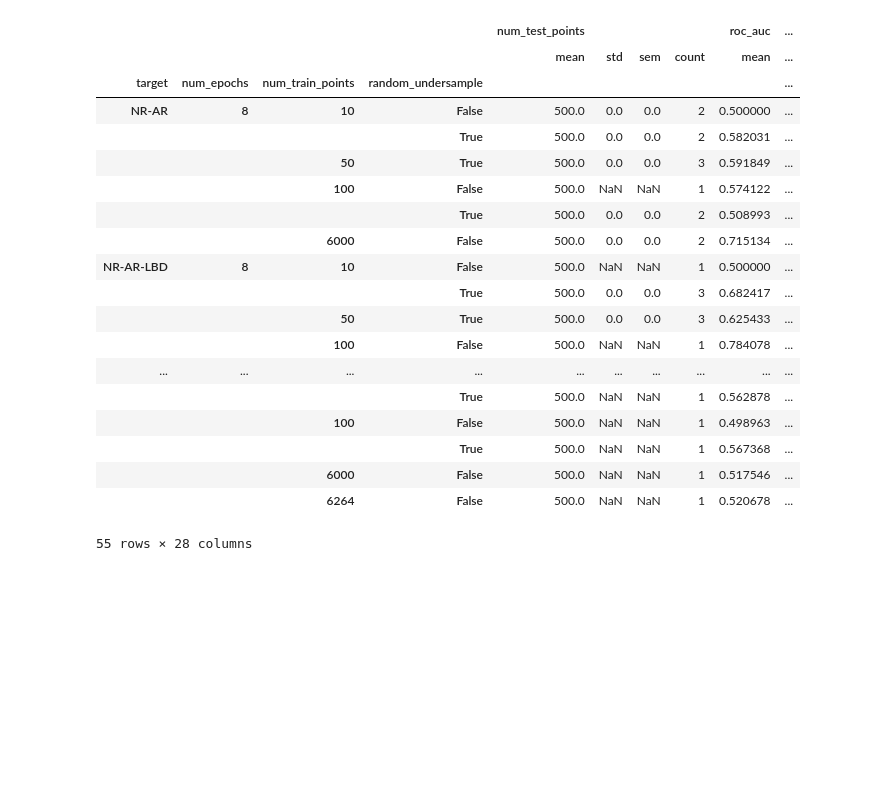
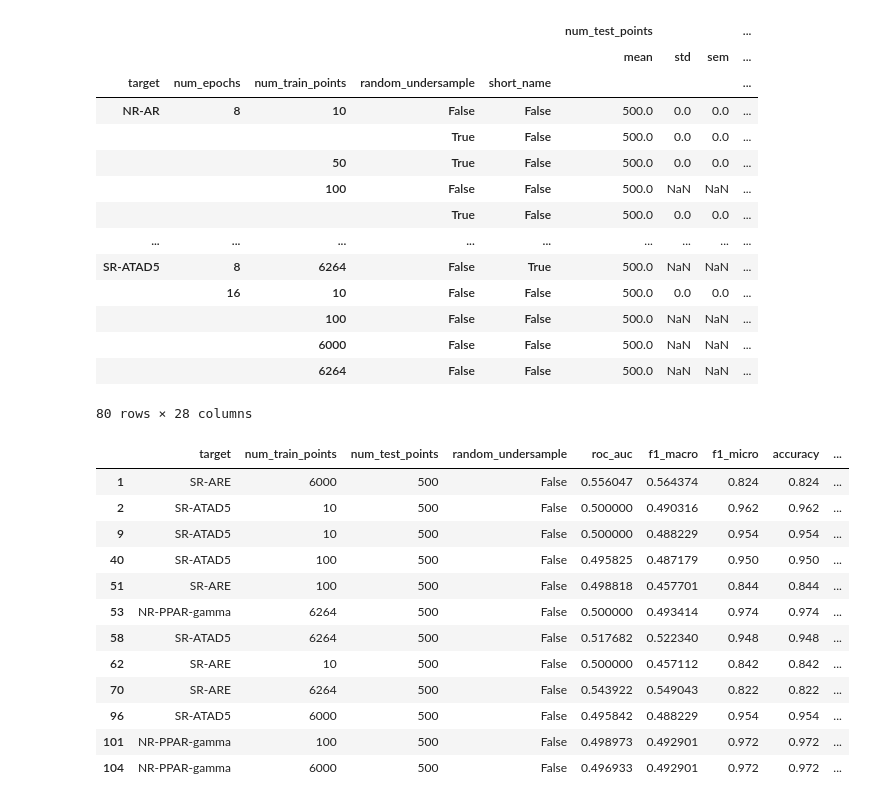
Before and after one commit to kjappelbaum/gptchem, a Jupyter notebook: experiments/03_classification/tox21/explore_results.ipynb, the cells around one changed output. Saved outputs shown, nothing was run; the diff lists cells and outputs as text; code cells hidden in the pictures; blank space fills up the shorter version.

```diff
--- a/experiments/03_classification/tox21/explore_results.ipynb
+++ b/experiments/03_classification/tox21/explore_results.ipynb
@@ -24,31 +24,45 @@ for res in all_results:
     selected_results['accuracy'] = res['accuracy']
     selected_results['acc_macro'] = res['acc_macro']
     selected_results['kappa'] = res['kappa']
-    selected_results['num_epochs'] = res['num_epochs'] if 'num_epochs' in res else 8
+    selected_results['num_epochs'] = res['n_epochs'] if 'n_epochs' in res else 8
+    selected_results['short_name'] = res['short_name'] if 'short_name' in res else False
 
     compiled_results.append(selected_results)
 # %%
 compiled_results = pd.DataFrame(compiled_results)
 # %%
-compiled_results.groupby(['target', 'num_epochs', 'num_train_points', 'random_undersample']).agg(['mean', 'std', sem, 'count'])
+compiled_results.groupby(['target', 'num_epochs', 'num_train_points', 'random_undersample', 'short_name']).agg(['mean', 'std', sem, 'count'])
 # %% [output]
-|  |  |  |  | num_test_points |  |  |  | roc_auc | ... |
-|  |  |  |  | mean | std | sem | count | mean | ... |
-| target | num_epochs | num_train_points | random_undersample |  |  |  |  |  | ... |
-| NR-AR | 8 | 10 | False | 500.0 | 0.0 | 0.0 | 2 | 0.500000 | ... |
-|  |  |  | True | 500.0 | 0.0 | 0.0 | 2 | 0.582031 | ... |
-|  |  | 50 | True | 500.0 | 0.0 | 0.0 | 3 | 0.591849 | ... |
-|  |  | 100 | False | 500.0 | NaN | NaN | 1 | 0.574122 | ... |
-|  |  |  | True | 500.0 | 0.0 | 0.0 | 2 | 0.508993 | ... |
-|  |  | 6000 | False | 500.0 | 0.0 | 0.0 | 2 | 0.715134 | ... |
-| NR-AR-LBD | 8 | 10 | False | 500.0 | NaN | NaN | 1 | 0.500000 | ... |
-|  |  |  | True | 500.0 | 0.0 | 0.0 | 3 | 0.682417 | ... |
-|  |  | 50 | True | 500.0 | 0.0 | 0.0 | 3 | 0.625433 | ... |
-|  |  | 100 | False | 500.0 | NaN | NaN | 1 | 0.784078 | ... |
-| ... | ... | ... | ... | ... | ... | ... | ... | ... | ... |
-|  |  |  | True | 500.0 | NaN | NaN | 1 | 0.562878 | ... |
-|  |  | 100 | False | 500.0 | NaN | NaN | 1 | 0.498963 | ... |
-|  |  |  | True | 500.0 | NaN | NaN | 1 | 0.567368 | ... |
-|  |  | 6000 | False | 500.0 | NaN | NaN | 1 | 0.517546 | ... |
-|  |  | 6264 | False | 500.0 | NaN | NaN | 1 | 0.520678 | ... |
+|  |  |  |  |  | num_test_points |  |  | ... |
+|  |  |  |  |  | mean | std | sem | ... |
+| target | num_epochs | num_train_points | random_undersample | short_name |  |  |  | ... |
+| NR-AR | 8 | 10 | False | False | 500.0 | 0.0 | 0.0 | ... |
+|  |  |  | True | False | 500.0 | 0.0 | 0.0 | ... |
+|  |  | 50 | True | False | 500.0 | 0.0 | 0.0 | ... |
+|  |  | 100 | False | False | 500.0 | NaN | NaN | ... |
+|  |  |  | True | False | 500.0 | 0.0 | 0.0 | ... |
+| ... | ... | ... | ... | ... | ... | ... | ... | ... |
+| SR-ATAD5 | 8 | 6264 | False | True | 500.0 | NaN | NaN | ... |
+|  | 16 | 10 | False | False | 500.0 | 0.0 | 0.0 | ... |
+|  |  | 100 | False | False | 500.0 | NaN | NaN | ... |
+|  |  | 6000 | False | False | 500.0 | NaN | NaN | ... |
+|  |  | 6264 | False | False | 500.0 | NaN | NaN | ... |
-55 rows × 28 columns
+80 rows × 28 columns
+# %%
+# 16 epoch subset
+
+compiled_results.loc[(compiled_results['num_epochs'] == 16)]
+# %% [output]
+|  | target | num_train_points | num_test_points | random_undersample | roc_auc | f1_macro | f1_micro | accuracy | ... |
+| 1 | SR-ARE | 6000 | 500 | False | 0.556047 | 0.564374 | 0.824 | 0.824 | ... |
+| 2 | SR-ATAD5 | 10 | 500 | False | 0.500000 | 0.490316 | 0.962 | 0.962 | ... |
+| 9 | SR-ATAD5 | 10 | 500 | False | 0.500000 | 0.488229 | 0.954 | 0.954 | ... |
+| 40 | SR-ATAD5 | 100 | 500 | False | 0.495825 | 0.487179 | 0.950 | 0.950 | ... |
+| 51 | SR-ARE | 100 | 500 | False | 0.498818 | 0.457701 | 0.844 | 0.844 | ... |
+| 53 | NR-PPAR-gamma | 6264 | 500 | False | 0.500000 | 0.493414 | 0.974 | 0.974 | ... |
+| 58 | SR-ATAD5 | 6264 | 500 | False | 0.517682 | 0.522340 | 0.948 | 0.948 | ... |
+| 62 | SR-ARE | 10 | 500 | False | 0.500000 | 0.457112 | 0.842 | 0.842 | ... |
+| 70 | SR-ARE | 6264 | 500 | False | 0.543922 | 0.549043 | 0.822 | 0.822 | ... |
+| 96 | SR-ATAD5 | 6000 | 500 | False | 0.495842 | 0.488229 | 0.954 | 0.954 | ... |
+| 101 | NR-PPAR-gamma | 100 | 500 | False | 0.498973 | 0.492901 | 0.972 | 0.972 | ... |
+| 104 | NR-PPAR-gamma | 6000 | 500 | False | 0.496933 | 0.492901 | 0.972 | 0.972 | ... |
```
Also changed, not shown: parts of 2 cells of this notebook, 20 other files.
